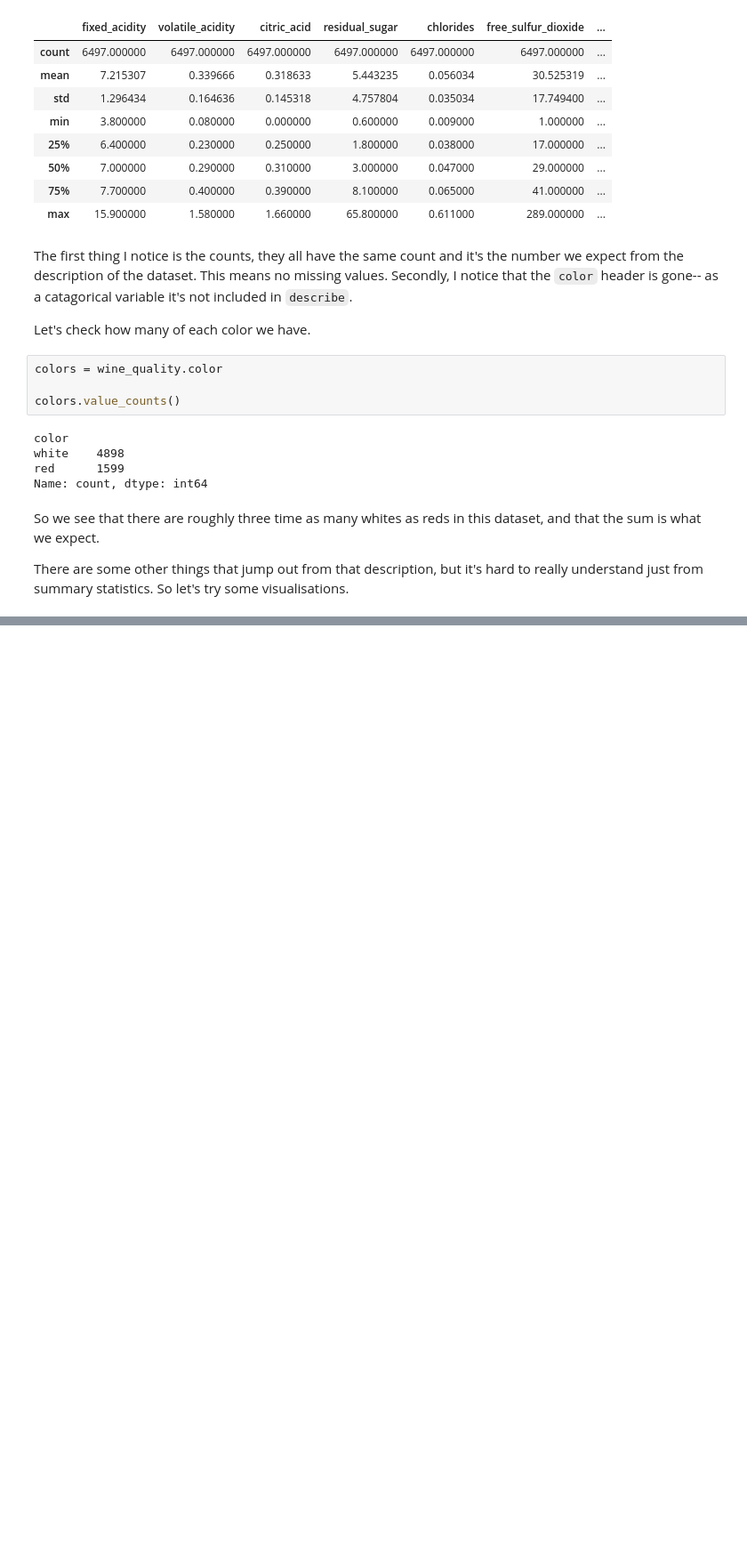
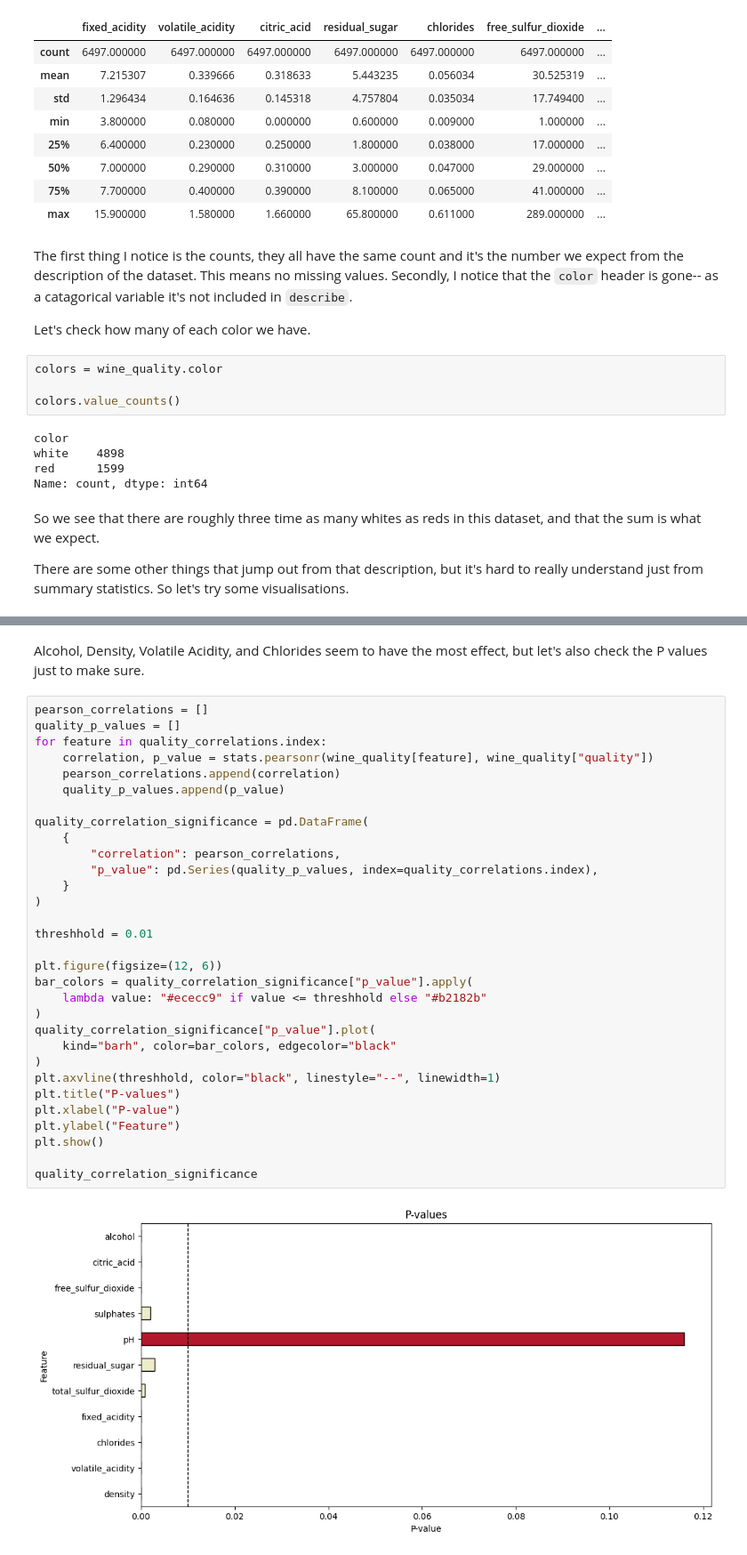
Before and after one commit to jklydev/everything-counts-summative-1, a Jupyter notebook: wine.ipynb, the cells around one changed output, grey strips where cells are left out. Shown: that part at 89% size. Drawn from its saved outputs; the diff is of its cells as text; blank space fills up the shorter version.

```diff
--- a/wine.ipynb
+++ b/wine.ipynb
@@ -71,0 +138,35 @@ There are some other things that jump out from that description, but it's hard t
+# %% [markdown]
+Alcohol, Density, Volatile Acidity, and Chlorides seem to have the most effect, but let's also check the P values just to make sure.
+# %%
+pearson_correlations = []
+quality_p_values = []
+for feature in quality_correlations.index:
+    correlation, p_value = stats.pearsonr(wine_quality[feature], wine_quality["quality"])
+    pearson_correlations.append(correlation)
+    quality_p_values.append(p_value)
+
+quality_correlation_significance = pd.DataFrame(
+    {
+        "correlation": pearson_correlations,
+        "p_value": pd.Series(quality_p_values, index=quality_correlations.index),
+    }
+)
+
+threshhold = 0.01
+
+plt.figure(figsize=(12, 6))
+bar_colors = quality_correlation_significance["p_value"].apply(
+    lambda value: "#ececc9" if value <= threshhold else "#b2182b"
+)
+quality_correlation_significance["p_value"].plot(
+    kind="barh", color=bar_colors, edgecolor="black"
+)
+plt.axvline(threshhold, color="black", linestyle="--", linewidth=1)
+plt.title("P-values")
+plt.xlabel("P-value")
+plt.ylabel("Feature")
+plt.show()
+
+quality_correlation_significance
+# %% [output]
+[figure, added]
```
Also changed, not shown: parts of 11 cells of this notebook, 1 other file.
